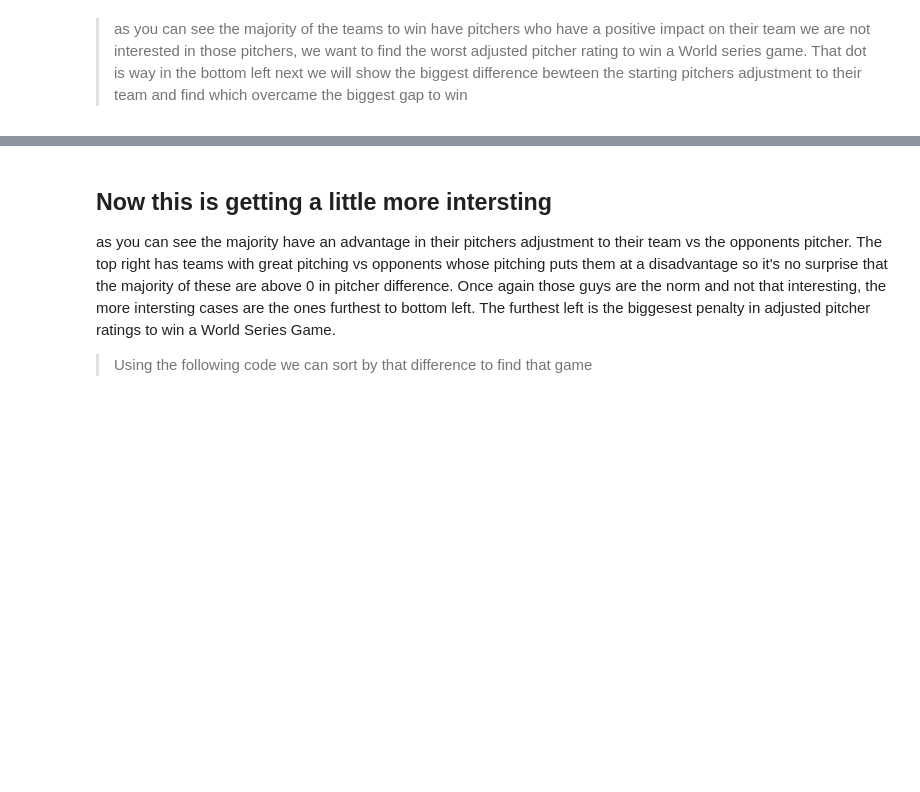
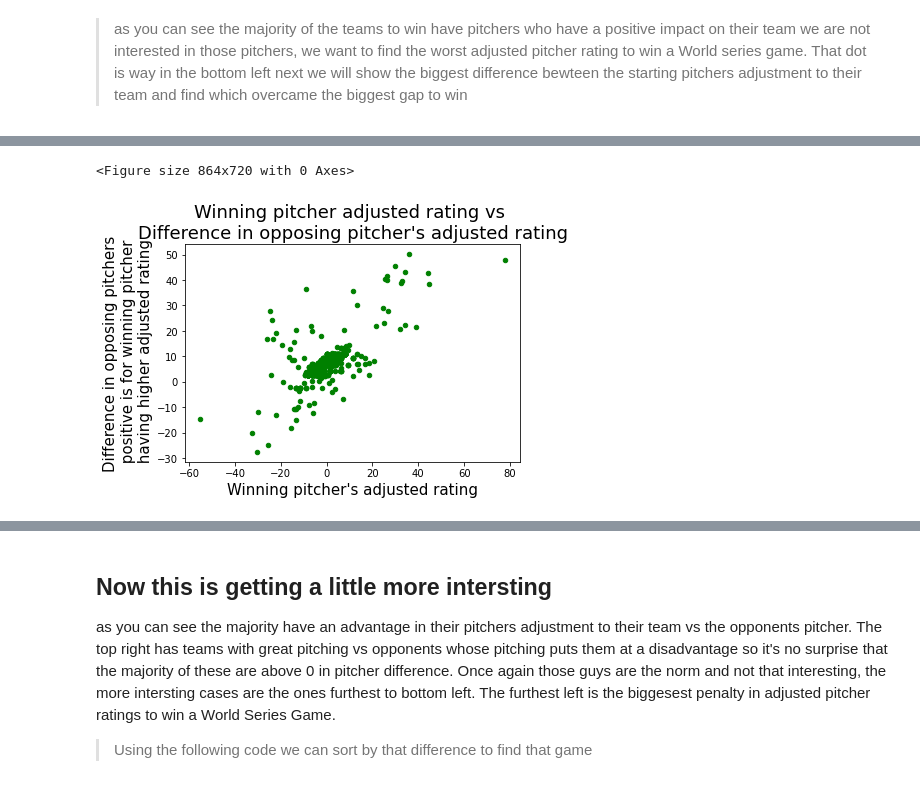
Before and after one commit to data301-2020-winter2/course-project-group_1040, a Jupyter notebook: analysis/Levi_Kolkind/M2.ipynb, the cells around one changed output, grey strips where cells are left out. Drawn from its saved outputs; the diff is of its cells as text; code cells hidden in the pictures; blank space fills up the shorter version.

```diff
--- a/analysis/Levi_Kolkind/M2.ipynb
+++ b/analysis/Levi_Kolkind/M2.ipynb
@@ -130,0 +119,14 @@ plt.show()
+# %%
+plt.figure(figsize=(12,10))
+
+matplotlib.colors.Colormap(name, N=256)
+
+df4.plot(kind='scatter',x="pitcher_difference",y="win_pitch_adj",color = "green )
+plt.xlabel("Winning pitcher's adjusted rating", size=15)
+plt.ylabel("Difference in opposing pitchers\n positive is for winning pitcher\n having higher adjusted rating", size=15)
+plt.title("Winning pitcher adjusted rating vs \nDifference in opposing pitcher's adjusted rating", size=18)
+
+plt.show()
+# %% [output]
+<Figure size 864x720 with 0 Axes>
+[figure, added]
```
Also changed, not shown: parts of 9 cells of this notebook.
